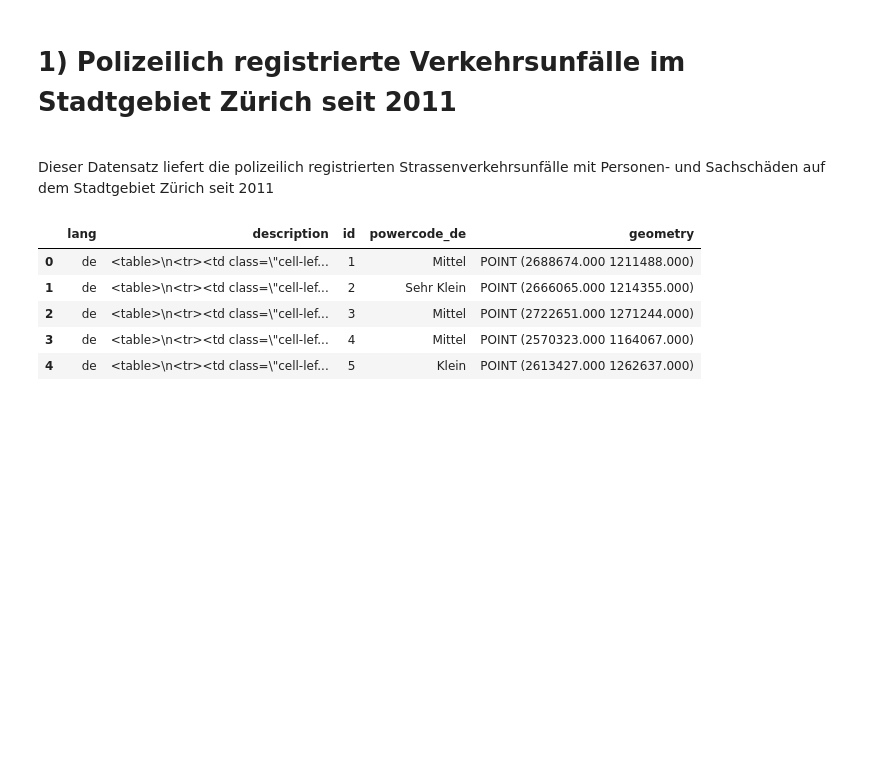
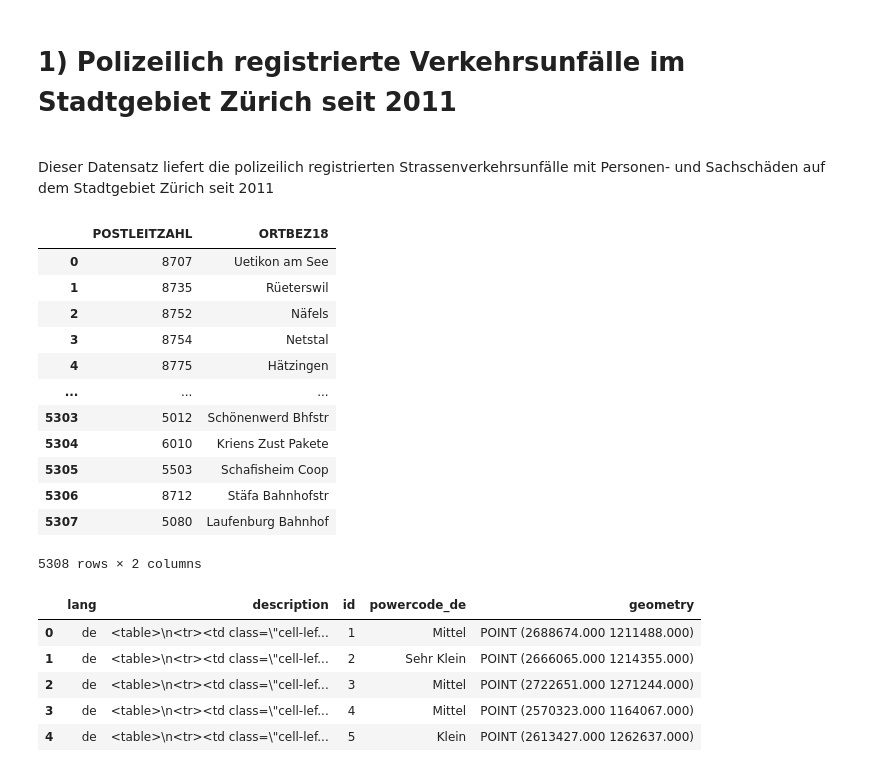
Before and after one commit to nikzhaw/haltestellen, a Jupyter notebook: group_load.ipynb, the cells around one changed output. Drawn from its saved outputs; the diff is of its cells as text; code cells hidden in the pictures; blank space fills up the shorter version.

```diff
--- a/group_load.ipynb
+++ b/group_load.ipynb
@@ -143,6 +144,24 @@ class load_data:
 # %% [markdown]
 # 1) Polizeilich registrierte Verkehrsunfälle im Stadtgebiet Zürich seit 2011
 <br>Dieser Datensatz liefert die polizeilich registrierten Strassenverkehrsunfälle mit Personen- und Sachschäden auf dem Stadtgebiet Zürich seit 2011<br/>
+# %%
+plz=pd.read_csv('./Daten/plz_verzeichnis_v2.csv',sep=';')
+plz = plz[['POSTLEITZAHL', 'ORTBEZ18']]
+plz
+# %% [output]
+|  | POSTLEITZAHL | ORTBEZ18 |
+| 0 | 8707 | Uetikon am See |
+| 1 | 8735 | Rüeterswil |
+| 2 | 8752 | Näfels |
+| 3 | 8754 | Netstal |
+| 4 | 8775 | Hätzingen |
+| ... | ... | ... |
+| 5303 | 5012 | Schönenwerd Bhfstr |
+| 5304 | 6010 | Kriens Zust Pakete |
+| 5305 | 5503 | Schafisheim Coop |
+| 5306 | 8712 | Stäfa Bahnhofstr |
+| 5307 | 5080 | Laufenburg Bahnhof |
+5308 rows × 2 columns
 # %%
 data_path='./Daten/ch.bakom.mobil-antennenstandorte-5g_de.json'
 antennen_5g = gpd.read_file(data_path)
```
Also changed, not shown: parts of 2 cells of this notebook, 1 other file.
